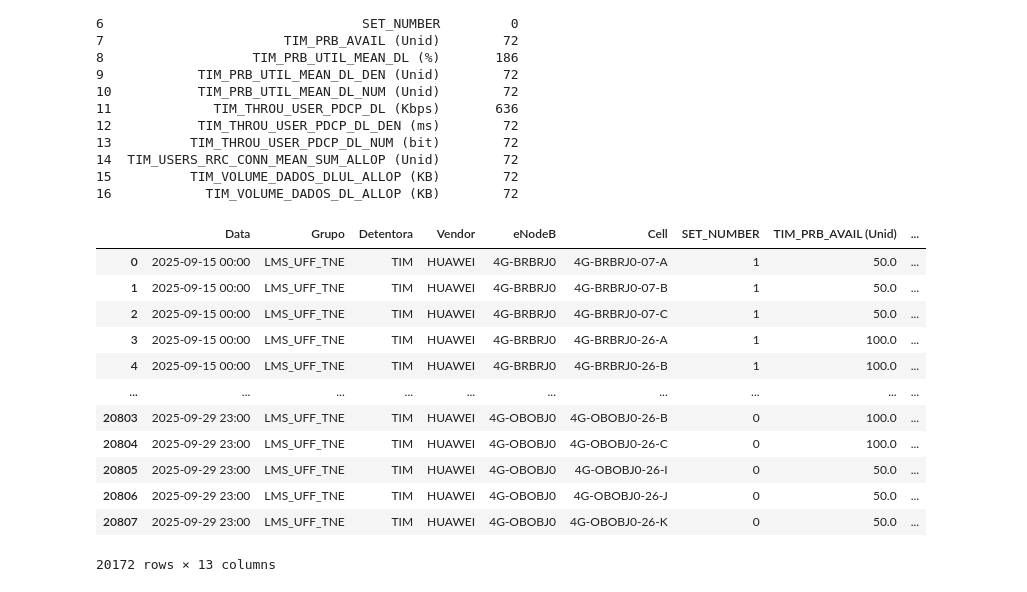
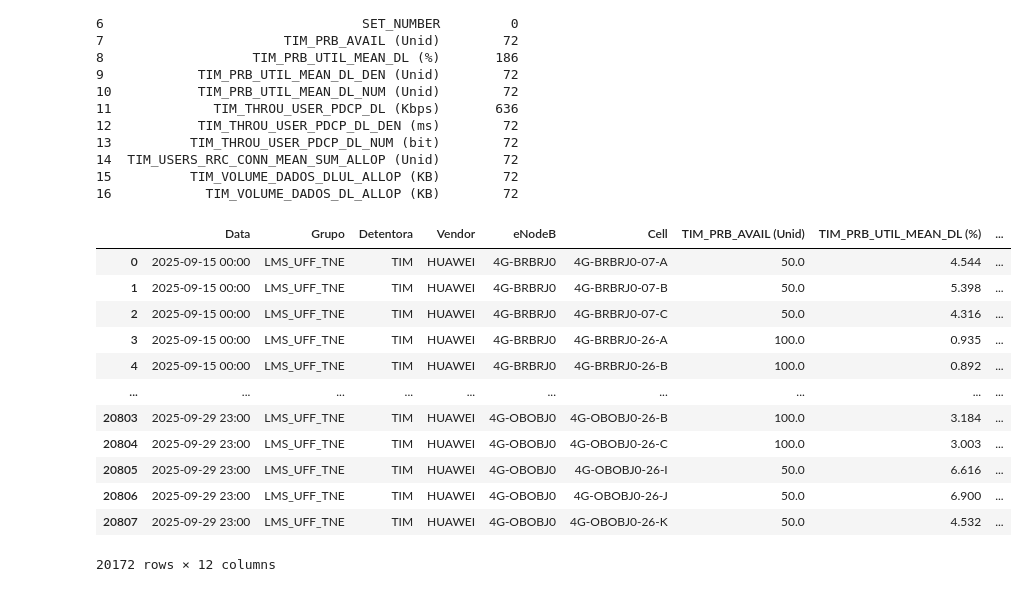
Before and after one commit to BrunoWolf03/TCC-TIM, a Jupyter notebook: pp.ipynb, the cells around one changed output. Cells and saved outputs as stored; diff of their text form; code cells hidden in the pictures.

```diff
--- a/pp.ipynb
+++ b/pp.ipynb
@@ -55,23 +55,23 @@ df = df.dropna()
 # %%
 df = df.drop(["TIM_PRB_UTIL_MEAN_DL_DEN (Unid)",
 "TIM_PRB_UTIL_MEAN_DL_NUM (Unid)",
 "TIM_THROU_USER_PDCP_DL_DEN (ms)",
-"TIM_THROU_USER_PDCP_DL_NUM (bit)"] ,
+"TIM_THROU_USER_PDCP_DL_NUM (bit)","SET_NUMBER"] ,
  axis =1)
 
 df
 # %% [output]
-|  | Data | Grupo | Detentora | Vendor | eNodeB | Cell | SET_NUMBER | TIM_PRB_AVAIL (Unid) | ... |
-| 0 | 2025-09-15 00:00 | LMS_UFF_TNE | TIM | HUAWEI | 4G-BRBRJ0 | 4G-BRBRJ0-07-A | 1 | 50.0 | ... |
-| 1 | 2025-09-15 00:00 | LMS_UFF_TNE | TIM | HUAWEI | 4G-BRBRJ0 | 4G-BRBRJ0-07-B | 1 | 50.0 | ... |
-| 2 | 2025-09-15 00:00 | LMS_UFF_TNE | TIM | HUAWEI | 4G-BRBRJ0 | 4G-BRBRJ0-07-C | 1 | 50.0 | ... |
-| 3 | 2025-09-15 00:00 | LMS_UFF_TNE | TIM | HUAWEI | 4G-BRBRJ0 | 4G-BRBRJ0-26-A | 1 | 100.0 | ... |
-| 4 | 2025-09-15 00:00 | LMS_UFF_TNE | TIM | HUAWEI | 4G-BRBRJ0 | 4G-BRBRJ0-26-B | 1 | 100.0 | ... |
+|  | Data | Grupo | Detentora | Vendor | eNodeB | Cell | TIM_PRB_AVAIL (Unid) | TIM_PRB_UTIL_MEAN_DL (%) | ... |
+| 0 | 2025-09-15 00:00 | LMS_UFF_TNE | TIM | HUAWEI | 4G-BRBRJ0 | 4G-BRBRJ0-07-A | 50.0 | 4.544 | ... |
+| 1 | 2025-09-15 00:00 | LMS_UFF_TNE | TIM | HUAWEI | 4G-BRBRJ0 | 4G-BRBRJ0-07-B | 50.0 | 5.398 | ... |
+| 2 | 2025-09-15 00:00 | LMS_UFF_TNE | TIM | HUAWEI | 4G-BRBRJ0 | 4G-BRBRJ0-07-C | 50.0 | 4.316 | ... |
+| 3 | 2025-09-15 00:00 | LMS_UFF_TNE | TIM | HUAWEI | 4G-BRBRJ0 | 4G-BRBRJ0-26-A | 100.0 | 0.935 | ... |
+| 4 | 2025-09-15 00:00 | LMS_UFF_TNE | TIM | HUAWEI | 4G-BRBRJ0 | 4G-BRBRJ0-26-B | 100.0 | 0.892 | ... |
 | ... | ... | ... | ... | ... | ... | ... | ... | ... | ... |
-| 20803 | 2025-09-29 23:00 | LMS_UFF_TNE | TIM | HUAWEI | 4G-OBOBJ0 | 4G-OBOBJ0-26-B | 0 | 100.0 | ... |
-| 20804 | 2025-09-29 23:00 | LMS_UFF_TNE | TIM | HUAWEI | 4G-OBOBJ0 | 4G-OBOBJ0-26-C | 0 | 100.0 | ... |
-| 20805 | 2025-09-29 23:00 | LMS_UFF_TNE | TIM | HUAWEI | 4G-OBOBJ0 | 4G-OBOBJ0-26-I | 0 | 50.0 | ... |
-| 20806 | 2025-09-29 23:00 | LMS_UFF_TNE | TIM | HUAWEI | 4G-OBOBJ0 | 4G-OBOBJ0-26-J | 0 | 50.0 | ... |
-| 20807 | 2025-09-29 23:00 | LMS_UFF_TNE | TIM | HUAWEI | 4G-OBOBJ0 | 4G-OBOBJ0-26-K | 0 | 50.0 | ... |
+| 20803 | 2025-09-29 23:00 | LMS_UFF_TNE | TIM | HUAWEI | 4G-OBOBJ0 | 4G-OBOBJ0-26-B | 100.0 | 3.184 | ... |
+| 20804 | 2025-09-29 23:00 | LMS_UFF_TNE | TIM | HUAWEI | 4G-OBOBJ0 | 4G-OBOBJ0-26-C | 100.0 | 3.003 | ... |
+| 20805 | 2025-09-29 23:00 | LMS_UFF_TNE | TIM | HUAWEI | 4G-OBOBJ0 | 4G-OBOBJ0-26-I | 50.0 | 6.616 | ... |
+| 20806 | 2025-09-29 23:00 | LMS_UFF_TNE | TIM | HUAWEI | 4G-OBOBJ0 | 4G-OBOBJ0-26-J | 50.0 | 6.900 | ... |
+| 20807 | 2025-09-29 23:00 | LMS_UFF_TNE | TIM | HUAWEI | 4G-OBOBJ0 | 4G-OBOBJ0-26-K | 50.0 | 4.532 | ... |
-20172 rows × 13 columns
+20172 rows × 12 columns
 # %%
```
Also changed, not shown: parts of 3 cells of this notebook, 6 other files.
